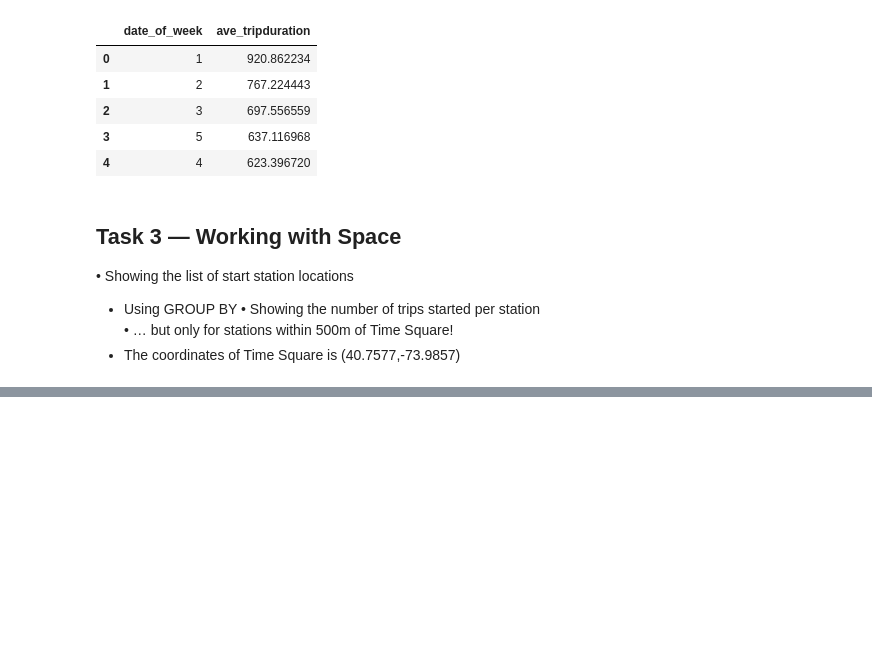
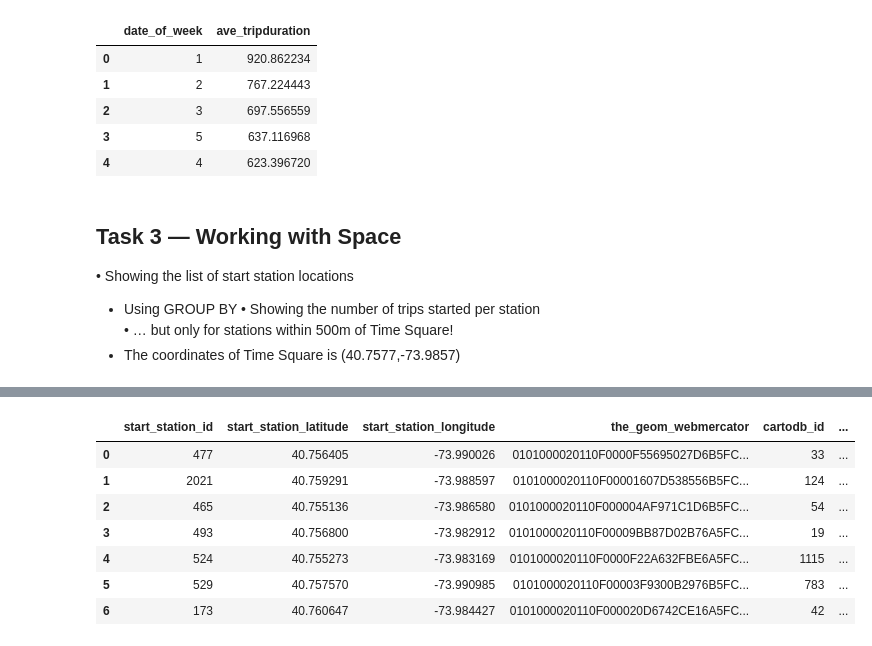
Before and after one commit to jazzzchan/PUI2017_yc3300, a Jupyter notebook: HW7_yc3300/Assignment_2.ipynb, the cells around one changed output, grey strips where cells are left out. Saved outputs shown, nothing was run; the diff lists cells and outputs as text; code cells hidden in the pictures; blank space fills up the shorter version.

```diff
--- a/HW7_yc3300/Assignment_2.ipynb
+++ b/HW7_yc3300/Assignment_2.ipynb
@@ -143,0 +204,36 @@ SyntaxError: EOF while scanning triple-quoted string literal (<ipython-input-105
+# %%
+task3_3 = '''SELECT
+ start_station_id,
+ start_station_latitude,
+ start_station_longitude,
+ CDB_TransformToWebmercator(CDB_LatLng(
+ start_station_latitude,
+ start_station_longitude
+ )
+ ) as the_geom_webmercator,
+ MIN(cartodb_id) as cartodb_id,
+ COUNT(tripduration) as numtrips
+FROM citibike
+WHERE
+ST_DWithin(CDB_LatLng(
+ start_station_latitude,
+ start_station_longitude
+ )::geography,
+ CDB_LatLng(40.7577,-73.9857)::geography,
+ 500)
+GROUP BY
+ start_station_id,
+ start_station_latitude,
+ start_station_longitude
+ '''
+# %%
+pd.read_csv(StringIO.StringIO(queryCartoDB(task3_3)), sep=',') #times square 500m
+# %% [output]
+|  | start_station_id | start_station_latitude | start_station_longitude | the_geom_webmercator | cartodb_id | ... |
+| 0 | 477 | 40.756405 | -73.990026 | 0101000020110F0000F55695027D6B5FC... | 33 | ... |
+| 1 | 2021 | 40.759291 | -73.988597 | 0101000020110F00001607D538556B5FC... | 124 | ... |
+| 2 | 465 | 40.755136 | -73.986580 | 0101000020110F000004AF971C1D6B5FC... | 54 | ... |
+| 3 | 493 | 40.756800 | -73.982912 | 0101000020110F00009BB87D02B76A5FC... | 19 | ... |
+| 4 | 524 | 40.755273 | -73.983169 | 0101000020110F0000F22A632FBE6A5FC... | 1115 | ... |
+| 5 | 529 | 40.757570 | -73.990985 | 0101000020110F00003F9300B2976B5FC... | 783 | ... |
+| 6 | 173 | 40.760647 | -73.984427 | 0101000020110F000020D6742CE16A5FC... | 42 | ... |
```
Also changed, not shown: parts of 9 cells of this notebook.
